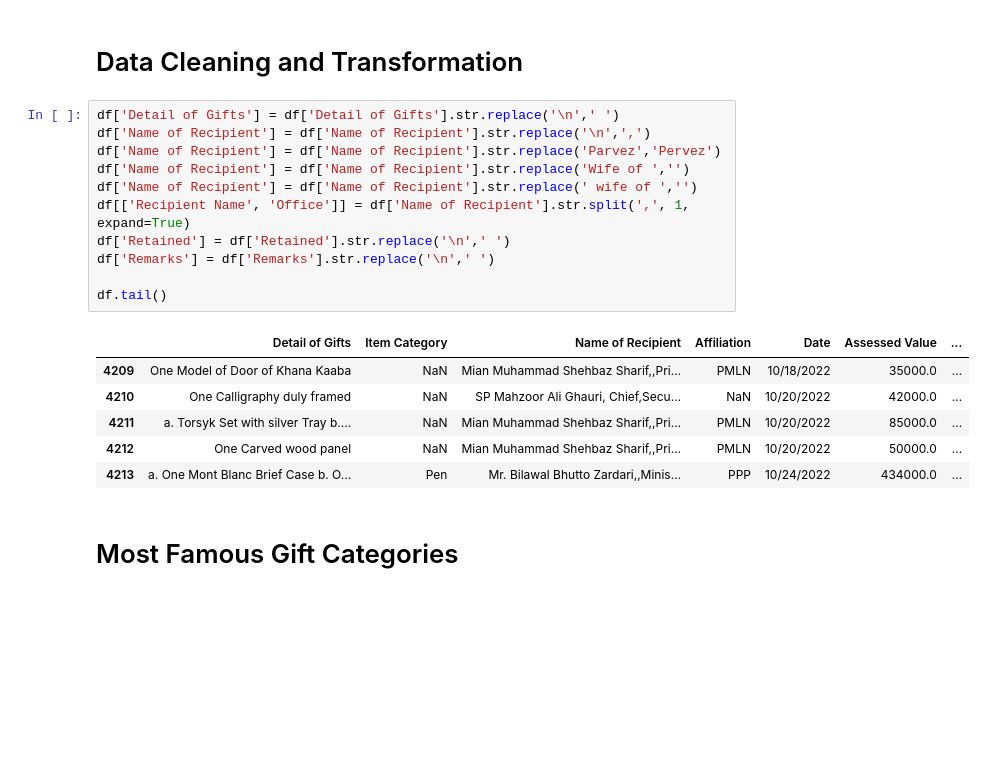
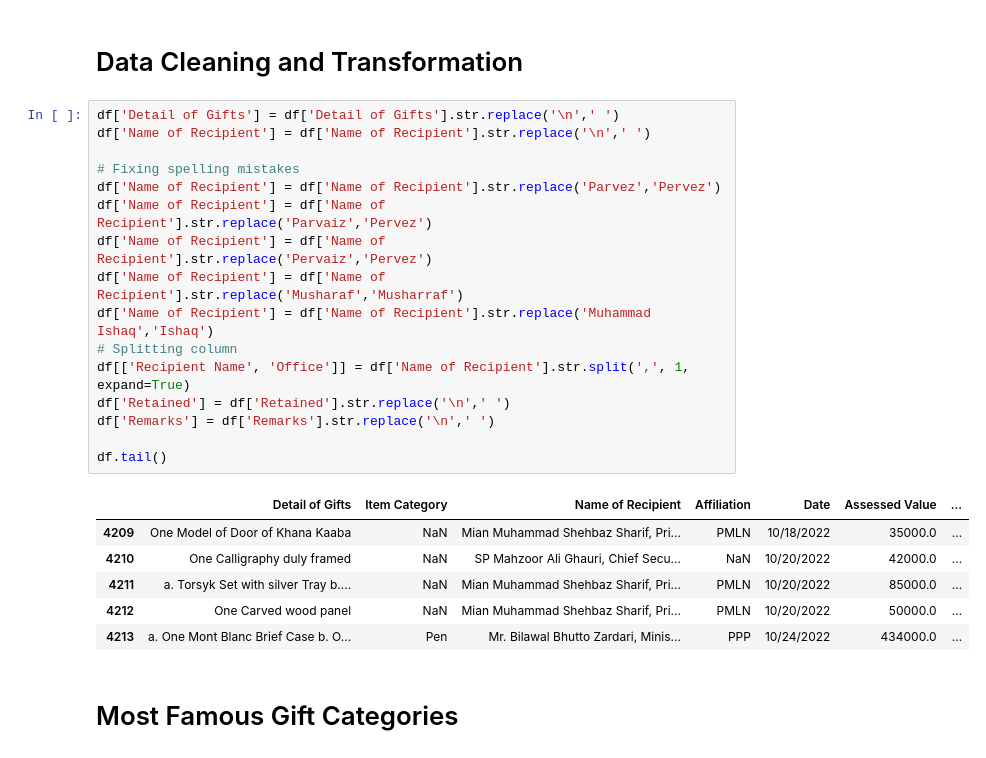
Before and after one commit to muhammad-ahsan/data-analyses, a Jupyter notebook: Pakistan Toshakhana.ipynb, the cells around one changed output. Drawn from its saved outputs; the diff is of its cells as text; blank space fills up the shorter version.

```diff
--- a/Pakistan Toshakhana.ipynb
+++ b/Pakistan Toshakhana.ipynb
@@ -29,22 +29,27 @@ df.tail()
 # Data Cleaning and Transformation
 # %%
 df['Detail of Gifts'] = df['Detail of Gifts'].str.replace('\n',' ')
-df['Name of Recipient'] = df['Name of Recipient'].str.replace('\n',',')
+df['Name of Recipient'] = df['Name of Recipient'].str.replace('\n',' ')
+
+# Fixing spelling mistakes
 df['Name of Recipient'] = df['Name of Recipient'].str.replace('Parvez','Pervez')
-df['Name of Recipient'] = df['Name of Recipient'].str.replace('Wife of ','')
-df['Name of Recipient'] = df['Name of Recipient'].str.replace(' wife of ','')
+df['Name of Recipient'] = df['Name of Recipient'].str.replace('Parvaiz','Pervez')
+df['Name of Recipient'] = df['Name of Recipient'].str.replace('Pervaiz','Pervez')
+df['Name of Recipient'] = df['Name of Recipient'].str.replace('Musharaf','Musharraf')
+df['Name of Recipient'] = df['Name of Recipient'].str.replace('Muhammad Ishaq','Ishaq')
+# Splitting column
 df[['Recipient Name', 'Office']] = df['Name of Recipient'].str.split(',', 1, expand=True)
 df['Retained'] = df['Retained'].str.replace('\n',' ')
 df['Remarks'] = df['Remarks'].str.replace('\n',' ')
 
 df.tail()
 # %% [output]
 |  | Detail of Gifts | Item Category | Name of Recipient | Affiliation | Date | Assessed Value | ... |
-| 4209 | One Model of Door of Khana Kaaba | NaN | Mian Muhammad Shehbaz Sharif,,Pri... | PMLN | 10/18/2022 | 35000.0 | ... |
-| 4210 | One Calligraphy duly framed | NaN | SP Mahzoor Ali Ghauri, Chief,Secu... | NaN | 10/20/2022 | 42000.0 | ... |
-| 4211 | a. Torsyk Set with silver Tray b.... | NaN | Mian Muhammad Shehbaz Sharif,,Pri... | PMLN | 10/20/2022 | 85000.0 | ... |
-| 4212 | One Carved wood panel | NaN | Mian Muhammad Shehbaz Sharif,,Pri... | PMLN | 10/20/2022 | 50000.0 | ... |
-| 4213 | a. One Mont Blanc Brief Case b. O... | Pen | Mr. Bilawal Bhutto Zardari,,Minis... | PPP | 10/24/2022 | 434000.0 | ... |
+| 4209 | One Model of Door of Khana Kaaba | NaN | Mian Muhammad Shehbaz Sharif, Pri... | PMLN | 10/18/2022 | 35000.0 | ... |
+| 4210 | One Calligraphy duly framed | NaN | SP Mahzoor Ali Ghauri, Chief Secu... | NaN | 10/20/2022 | 42000.0 | ... |
+| 4211 | a. Torsyk Set with silver Tray b.... | NaN | Mian Muhammad Shehbaz Sharif, Pri... | PMLN | 10/20/2022 | 85000.0 | ... |
+| 4212 | One Carved wood panel | NaN | Mian Muhammad Shehbaz Sharif, Pri... | PMLN | 10/20/2022 | 50000.0 | ... |
+| 4213 | a. One Mont Blanc Brief Case b. O... | Pen | Mr. Bilawal Bhutto Zardari, Minis... | PPP | 10/24/2022 | 434000.0 | ... |
 # %% [markdown]
 # Most Famous Gift Categories
 # %%
```
Also changed, not shown: parts of 4 cells of this notebook.
